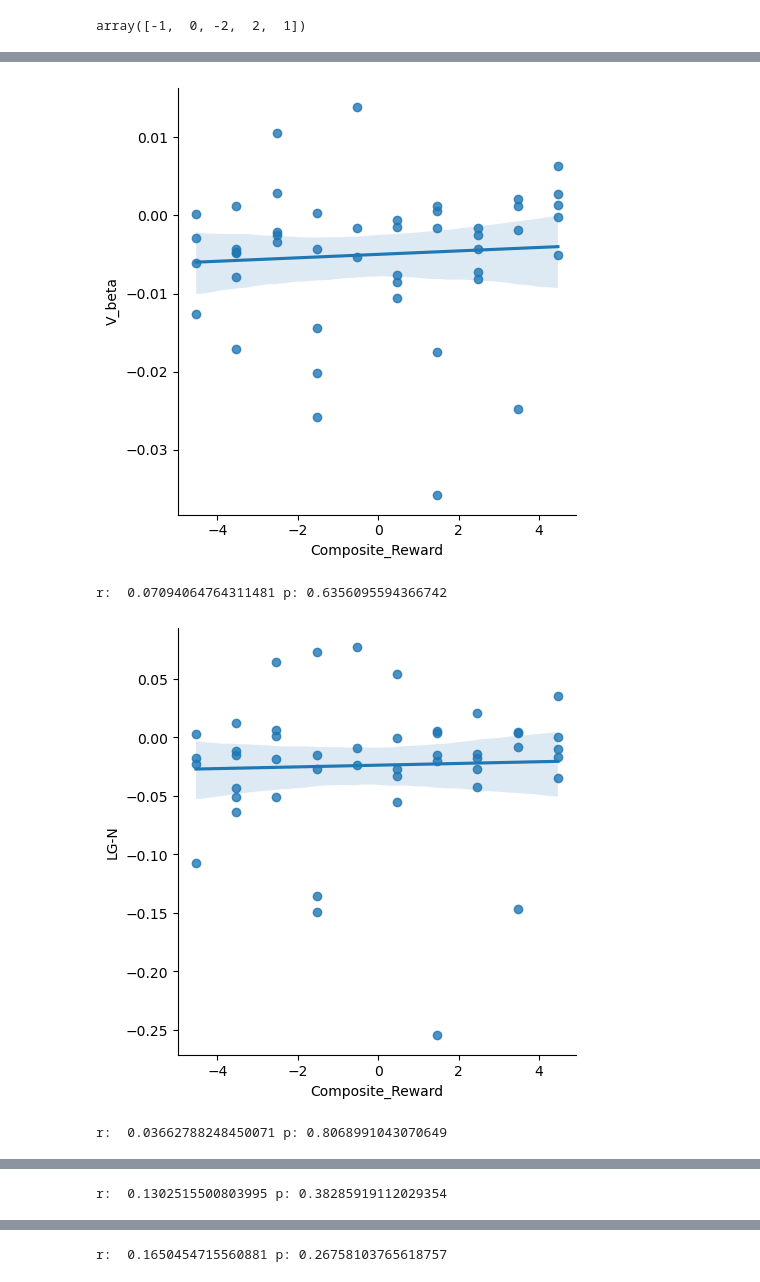
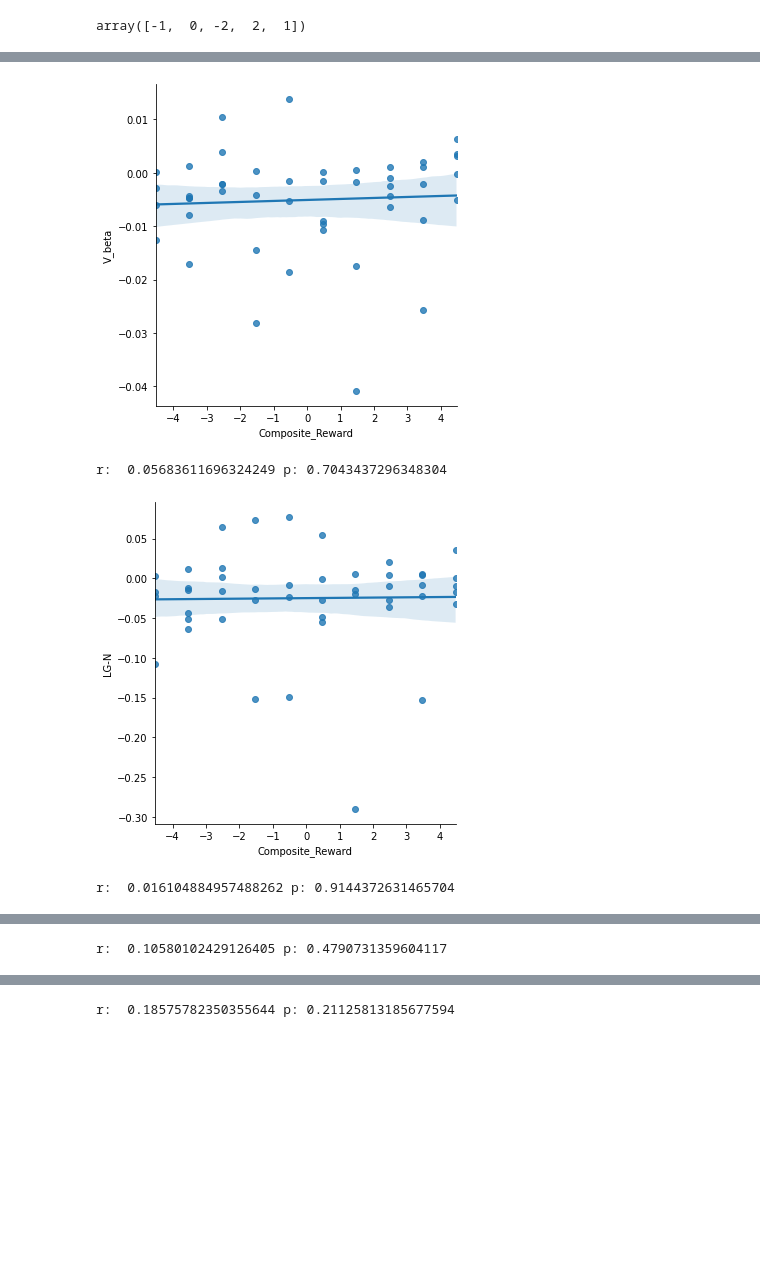
Before and after one commit to DVS-Lab/istart-mid, a Jupyter notebook: code/Behave.ipynb, the cells around one changed output, grey strips where cells are left out. Drawn from its saved outputs; the diff is of its cells as text; code cells hidden in the pictures; blank space fills up the shorter version.

```diff
--- a/code/Behave.ipynb
+++ b/code/Behave.ipynb
@@ -163,7 +154,7 @@ df.groupby(by=['sub','run']).max().reset_index()
 | 79 | sub-3223 | 1 | 1.0 | 679.645179 | 682.647789 | 0.853139 | 0.642084 | Small_loss |
 80 rows × 8 columns
 # %%
-no_miss=df[(df['RT']>0.001)]
+no_miss=df[(df['RT']>0.01)]
 no_miss[no_miss['RT']==0]
 df=no_miss
 # %%
@@ -267,7 +258,7 @@ Fits
 | 55 | sub-3220 | -0.017514 | -0.019896 | -0.026286 | 0.006390 |
 | 56 | sub-3223 | -0.017603 | -0.060017 | -0.025304 | -0.034713 |
 # %%
-per_df=pd.read_excel('../derivatives/covariates/final_output_composite_wfnames.xls')
+per_df=pd.read_excel('MID participant tracker_ 1.xlsx',sheet_name='model 4E basemodel 5')
 per_df['Subject']='sub-'+per_df['Subject'].astype('str')
 per_df
 # %% [output]
@@ -301,21 +292,21 @@ total_df.head()
 # %%
 from scipy.stats import pearsonr,kendalltau
 responses=['V_beta','LG-N','LL-N']#'rel_rew']
 
 total_df=total_df[~total_df['Composite_Reward'].isna()]
 
 for resp in responses:
     sms.lmplot(x='Composite_Reward',y=resp,data=total_df,order=1)
     plt.show()
     r,p=pearsonr(total_df['Composite_Reward'],total_df[resp])
     print('r:  %s p: %s'%(r,p))
 for resp in responses:
     sms.lmplot(x='Composite_Reward',y=resp,data=total_df,order=2)
     plt.show()
-    r,p=pearsonr(total_df['Composite_Reward_Squared'],total_df[resp])
+    r,p=pearsonr(total_df['Composite_Reward_Squared_demean'],total_df[resp])
     print('r:  %s p: %s'%(r,p))
 # %% [output]
-[figure, old version]
+[figure, new version]
-r:  0.07094064764311481 p: 0.6356095594366742
+r:  0.05683611696324249 p: 0.7043437296348304
-[figure, old version]
+[figure, new version]
-r:  0.03662788248450071 p: 0.8068991043070649
+r:  0.016104884957488262 p: 0.9144372631465704
@@ -323 +314 @@ r:  0.03662788248450071 p: 0.8068991043070649
-r:  0.1302515500803995 p: 0.38285919112029354
+r:  0.10580102429126405 p: 0.4790731359604117
@@ -325 +316 @@ r:  0.1302515500803995 p: 0.38285919112029354
-r:  0.1650454715560881 p: 0.26758103765618757
+r:  0.18575782350355644 p: 0.21125813185677594
```
Also changed, not shown: parts of 12 cells of this notebook, 3 other files.
